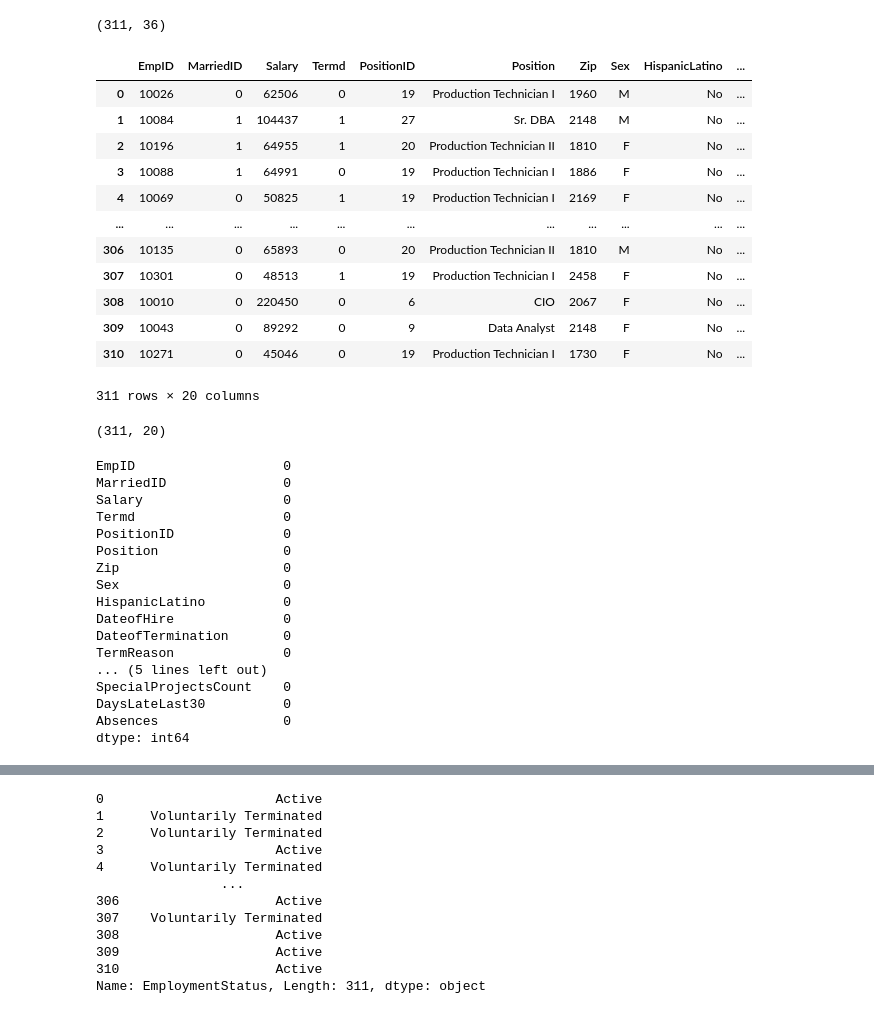
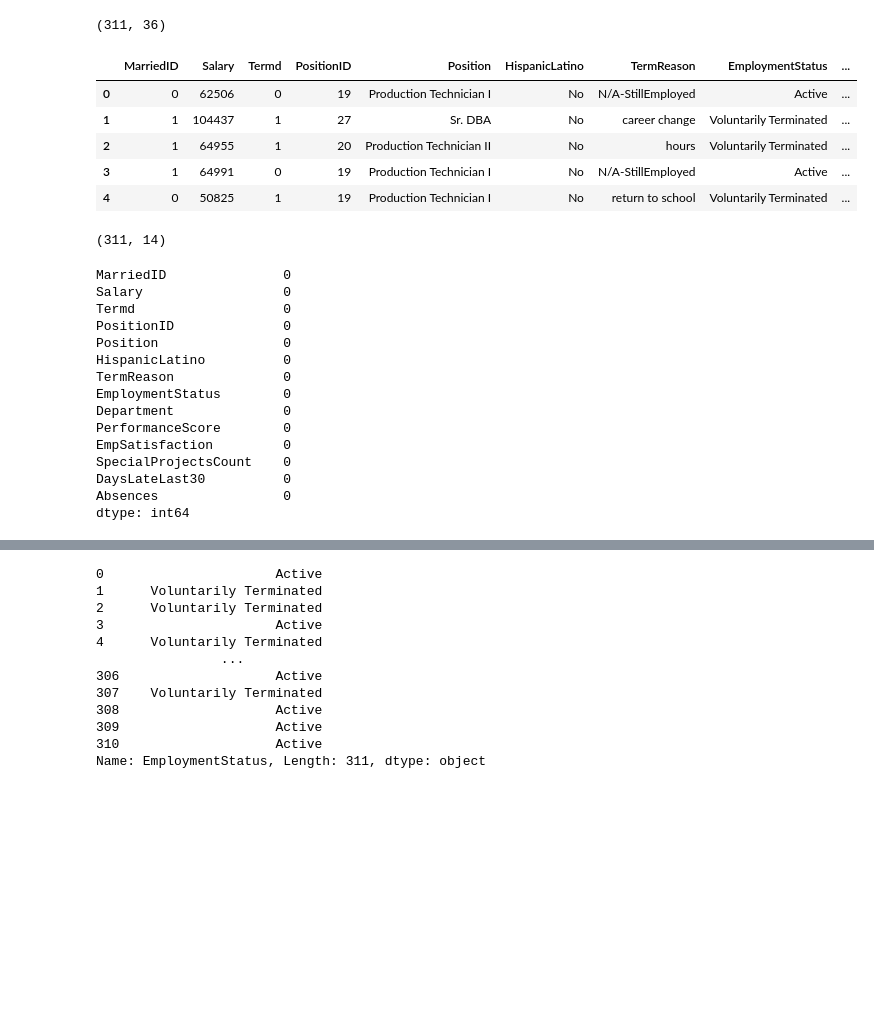
Before and after one commit to AyanBiswas1997/Hr_Analyst, a Jupyter notebook: notebooks/data/eda.ipynb, the cells around one changed output, grey strips where cells are left out. Drawn from its saved outputs; the diff is of its cells as text; code cells hidden in the pictures; blank space fills up the shorter version.

```diff
--- a/notebooks/data/eda.ipynb
+++ b/notebooks/data/eda.ipynb
@@ -120,43 +94,36 @@ df.shape
 # %% [output]
 (311, 36)
 # %%
-df=df.drop(columns=['Employee_Name','State','DOB','MaritalDesc','CitizenDesc','RaceDesc','LastPerformanceReview_Date','RecruitmentSource','ManagerName','ManagerID','MaritalStatusID','GenderID','EmpStatusID','DeptID','PerfScoreID','FromDiversityJobFairID'],axis=1)
+df=df.drop(columns=['Employee_Name','EmpID','State','Sex','DOB','MaritalDesc','CitizenDesc','RaceDesc','LastPerformanceReview_Date','RecruitmentSource','ManagerName','ManagerID','MaritalStatusID','GenderID','EmpStatusID','DeptID','PerfScoreID','FromDiversityJobFairID','LastPerformanceReview_Date'],axis=1)
+# %%
+df=df.drop(columns=['Zip','DateofHire','DateofTermination','EngagementSurvey'])
 # %%
-df
+df.head()
 # %% [output]
-|  | EmpID | MarriedID | Salary | Termd | PositionID | Position | Zip | Sex | HispanicLatino | ... |
-| 0 | 10026 | 0 | 62506 | 0 | 19 | Production Technician I | 1960 | M | No | ... |
-| 1 | 10084 | 1 | 104437 | 1 | 27 | Sr. DBA | 2148 | M | No | ... |
-| 2 | 10196 | 1 | 64955 | 1 | 20 | Production Technician II | 1810 | F | No | ... |
-| 3 | 10088 | 1 | 64991 | 0 | 19 | Production Technician I | 1886 | F | No | ... |
-| 4 | 10069 | 0 | 50825 | 1 | 19 | Production Technician I | 2169 | F | No | ... |
-| ... | ... | ... | ... | ... | ... | ... | ... | ... | ... | ... |
-| 306 | 10135 | 0 | 65893 | 0 | 20 | Production Technician II | 1810 | M | No | ... |
-| 307 | 10301 | 0 | 48513 | 1 | 19 | Production Technician I | 2458 | F | No | ... |
-| 308 | 10010 | 0 | 220450 | 0 | 6 | CIO | 2067 | F | No | ... |
-| 309 | 10043 | 0 | 89292 | 0 | 9 | Data Analyst | 2148 | F | No | ... |
-| 310 | 10271 | 0 | 45046 | 0 | 19 | Production Technician I | 1730 | F | No | ... |
+|  | MarriedID | Salary | Termd | PositionID | Position | HispanicLatino | TermReason | EmploymentStatus | ... |
+| 0 | 0 | 62506 | 0 | 19 | Production Technician I | No | N/A-StillEmployed | Active | ... |
+| 1 | 1 | 104437 | 1 | 27 | Sr. DBA | No | career change | Voluntarily Terminated | ... |
+| 2 | 1 | 64955 | 1 | 20 | Production Technician II | No | hours | Voluntarily Terminated | ... |
+| 3 | 1 | 64991 | 0 | 19 | Production Technician I | No | N/A-StillEmployed | Active | ... |
+| 4 | 0 | 50825 | 1 | 19 | Production Technician I | No | return to school | Voluntarily Terminated | ... |
-311 rows × 20 columns
 # %%
 df.shape
 # %% [output]
-(311, 20)
+(311, 14)
 # %%
 df.isnull().sum()
 # %% [output]
-EmpID                   0
 MarriedID               0
 Salary                  0
 Termd                   0
 PositionID              0
 Position                0
-Zip                     0
-Sex                     0
 HispanicLatino          0
-DateofHire              0
-DateofTermination       0
 TermReason              0
-... (5 lines left out)
+EmploymentStatus        0
+Department              0
+PerformanceScore        0
+EmpSatisfaction         0
 SpecialProjectsCount    0
 DaysLateLast30          0
 Absences                0
```
Also changed, not shown: parts of 70 cells of this notebook.
